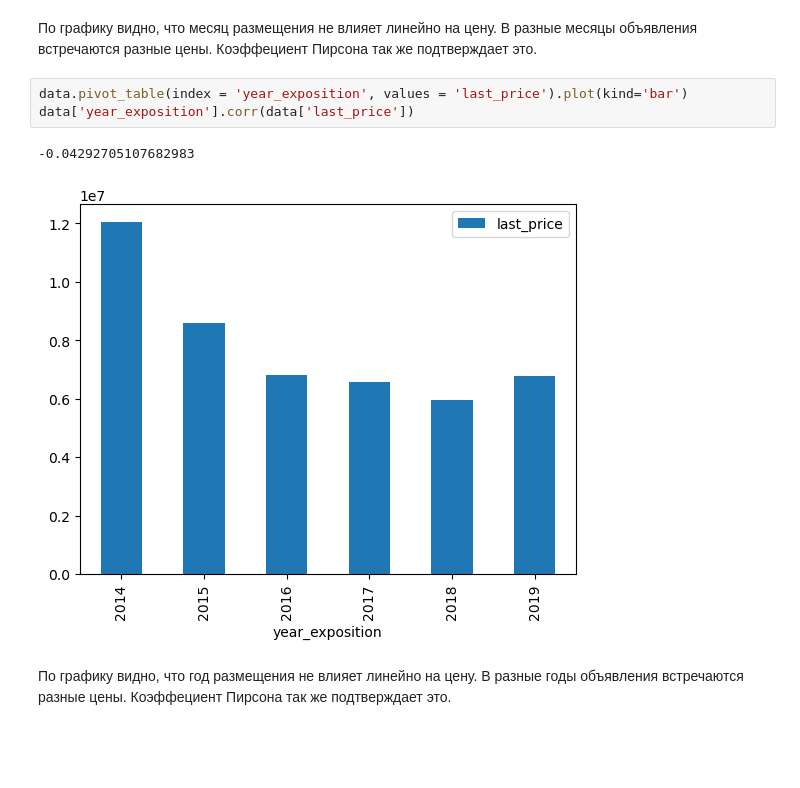
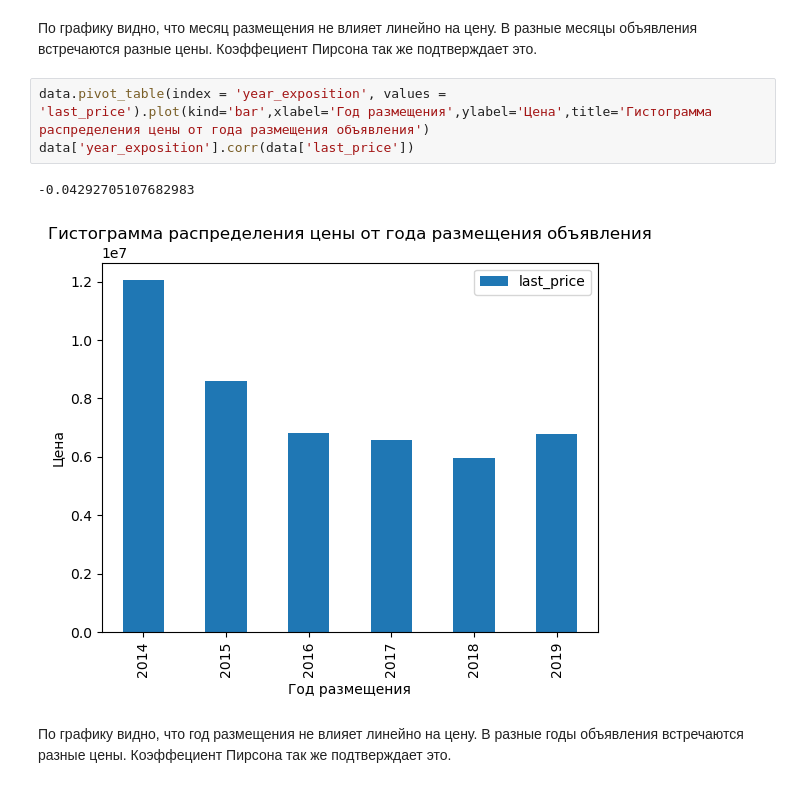
Before and after one commit to Skrebcov/Portfolio_YP, a Jupyter notebook: DS 2, Исследование объявлений о продаже квартир в СПБ/exploratory_data_analysis.ipynb, the cells around one changed output. Drawn from its saved outputs; the diff is of its cells as text; blank space fills up the shorter version.

```diff
--- a/DS 2, Исследование объявлений о продаже квартир в СПБ/exploratory_data_analysis.ipynb
+++ b/DS 2, Исследование объявлений о продаже квартир в СПБ/exploratory_data_analysis.ipynb
@@ -613,11 +660,11 @@ data['name_first_month_exposition'].corr(data['last_price'])
 # %% [markdown]
 По графику видно, что месяц размещения не влияет линейно на цену. В разные месяцы объявления встречаются разные цены. Коэффециент Пирсона так же подтверждает это.
 # %%
-data.pivot_table(index = 'year_exposition', values = 'last_price').plot(kind='bar')
+data.pivot_table(index = 'year_exposition', values = 'last_price').plot(kind='bar',xlabel='Год размещения',ylabel='Цена',title='Гистограмма распределения цены от года размещения объявления')
 data['year_exposition'].corr(data['last_price'])
 # %% [output]
 -0.04292705107682983
-[figure, old version]
+[figure, new version]
 # %% [markdown]
 По графику видно, что год размещения не влияет линейно на цену. В разные годы объявления встречаются разные цены. Коэффециент Пирсона так же подтверждает это.
 # %% [markdown]
```
Also changed, not shown: parts of 35 cells of this notebook.
